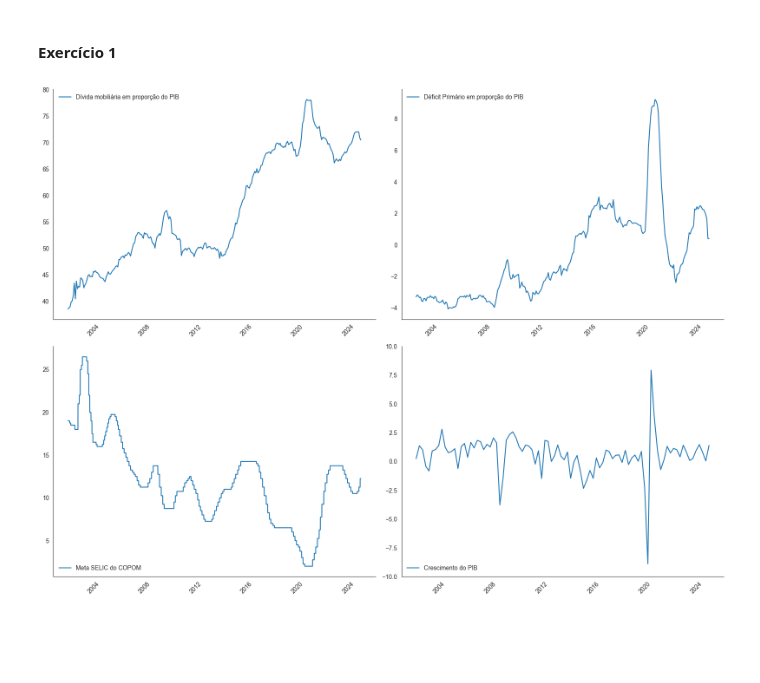
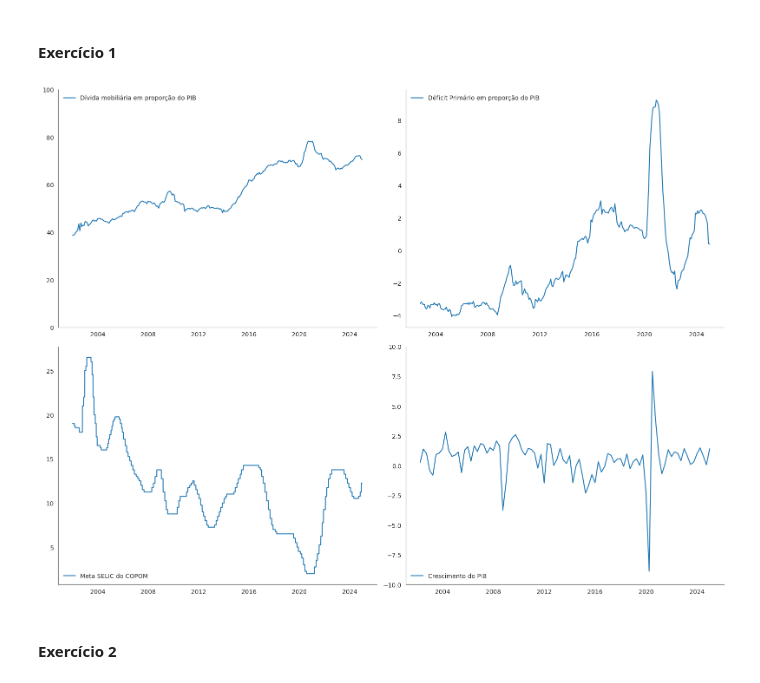
Before and after one commit to prtorques/RCM2, a Jupyter notebook: notebooks/graphs.ipynb, the cells around one changed output. Saved outputs shown, nothing was run; the diff lists cells and outputs as text; code cells hidden in the pictures; blank space fills up the shorter version.

```diff
--- a/notebooks/graphs.ipynb
+++ b/notebooks/graphs.ipynb
@@ -59,43 +61,41 @@ sns.lineplot(data=tb_divmobliq_graf, x='data', y='values', hue='classif')
 plt.title(None)
 plt.xlabel(None)
 plt.ylabel(None)
-plt.xticks(rotation=45)
+plt.ylim(0, 100)
+sns.despine()
 
 plt.legend(frameon=False, loc='upper left')
 plt.tight_layout()
 
 plt.subplot(2, 2, 2)
 sns.lineplot(data=tb_NFSP_graf, x='data', y='values', hue='classif')
 plt.title(None)
 plt.xlabel(None)
 plt.ylabel(None)
-plt.xticks(rotation=45)
-
 plt.legend(frameon=False, loc='upper left')
 plt.tight_layout()
 
 plt.subplot(2, 2, 3)
 sns.lineplot(data=tb_jur_graf, x='data', y='values', hue='classif')
 plt.title(None)
 plt.xlabel(None)
 plt.ylabel(None)
-plt.xticks(rotation=45)
-
 plt.legend(frameon=False, loc='lower left')
 plt.tight_layout()
 
 plt.subplot(2, 2, 4)
 sns.lineplot(data=tb_pibgrowth_graf, x='data', y='values', hue='classif')
 plt.title(None)
 plt.xlabel(None)
 plt.ylabel(None)
-plt.xticks(rotation=45)
 plt.ylim(-10, 10)
 sns.despine()
 
 plt.legend(frameon=False, loc='lower left')
 plt.tight_layout()
 
 plt.show()
 # %% [output]
-[figure, old version]
+[figure, new version]
+# %% [markdown]
+#### Exercício 2
```
Also changed, not shown: parts of 5 cells of this notebook.
